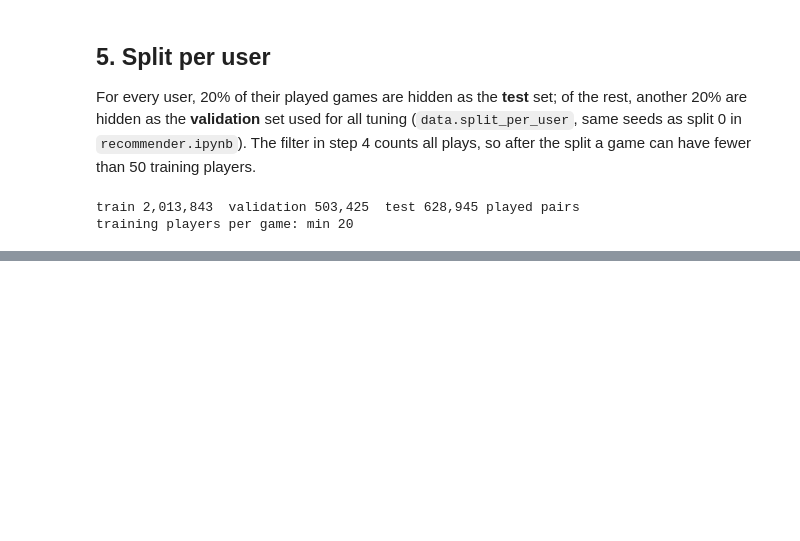
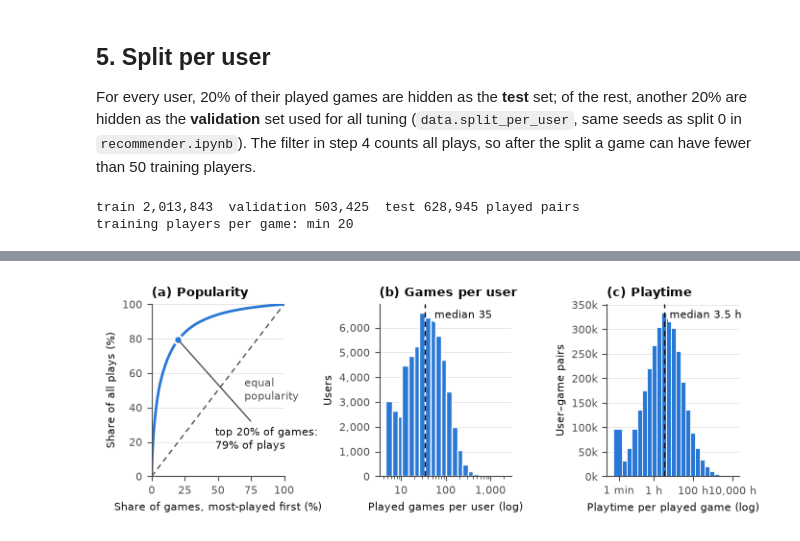
Before and after one commit to sribn/02807-computational-tools-for-data-science, a Jupyter notebook: data_preparation.ipynb, the cells around one changed output, grey strips where cells are left out. Drawn from its saved outputs; the diff is of its cells as text; code cells hidden in the pictures; blank space fills up the shorter version.

```diff
--- a/data_preparation.ipynb
+++ b/data_preparation.ipynb
@@ -123,0 +92,13 @@ head: 744 games (20%) account for 79.3% of plays; most-played game: 41,218 playe
+# %%
+matrix = inter.playtime.tocsr()
+players = np.sort(data.players_per_game(matrix))[::-1]
+games_per_user = np.diff(matrix.indptr)
+minutes = matrix.data
+n_head = int(round(evaluate.HEAD_SHARE * players.size))
+head_plays = players[:n_head].sum() / players.sum()
+print(f"(a) head: {n_head:,} games ({evaluate.HEAD_SHARE:.0%}) account for {head_plays:.1%} of plays; "
+      f"most-played game {players[0]:,} players, median game {int(np.median(players))}")
+print(f"(b) played games per user: median {np.median(games_per_user):.0f}, 90th percentile "
+      f"{np.percentile(games_per_user, 90):.0f}, max {games_per_user.max():,}")
+print(f"(c) playtime per played game: median {np.median(minutes) / 60:.1f} h, max {minutes.max() / 60:,.0f} h; "
+      f"{(minutes == 1).sum():,} pairs ({(minutes == 1).mean():.1%}) have exactly one minute")
@@ -123,0 +109,71 @@ head: 744 games (20%) account for 79.3% of plays; most-played game: 41,218 playe
+# %%
+from matplotlib.ticker import FuncFormatter
+
+INK, MUTED, GRID, BLUE, SURFACE = "#0b0b0b", "#52514e", "#e4e3df", "#2a78d6", "#fcfcfb"
+plt.rcParams.update({"font.size": 8, "axes.edgecolor": MUTED, "axes.labelcolor": INK,
+                     "xtick.color": MUTED, "ytick.color": MUTED})
+
+
+def tidy(ax, title):
+    ax.grid(axis="y", color=GRID, lw=0.6)
+    ax.set_axisbelow(True)
+    for side in ("top", "right"):
+        ax.spines[side].set_visible(False)
+    ax.set_title(title, loc="left", fontsize=9, color=INK, fontweight="bold")
+
+
+def log_hist(ax, values, bins_per_decade=8, lw=1):
+    """Histogram on a log axis with bin edges between whole numbers (the values are counts and minutes)."""
+    lo, hi = np.log10(values.min()), np.log10(values.max())
+    edges = np.unique(np.round(10 ** np.linspace(lo, hi, int((hi - lo) * bins_per_decade) + 2))) - 0.5
+    if edges[-1] <= values.max():
+        edges = np.append(edges, values.max() + 0.5)
+    ax.hist(values, bins=edges, color=BLUE, edgecolor=SURFACE, lw=lw)
+    ax.set_xscale("log")
+
+
+fig, (a, b, c) = plt.subplots(1, 3, figsize=(7.0, 2.6))
+
+head_x, head_y = evaluate.HEAD_SHARE * 100, head_plays * 100
+a.plot([0, 100], [0, 100], color=MUTED, lw=1, ls=(0, (4, 3)))
+a.plot(np.arange(players.size + 1) / players.size * 100,
+       np.concatenate([[0], np.cumsum(players) / players.sum() * 100]), color=BLUE, lw=2)
+a.plot([head_x], [head_y], "o", color=BLUE, ms=6, mec=SURFACE, mew=1.5)
+a.annotate(f"top {head_x:.0f}% of games:\n{head_y:.0f}% of plays", xy=(head_x, head_y), xytext=(48, 16),
+           color=INK, arrowprops=dict(arrowstyle="-", color=MUTED, lw=1))
+a.text(70, 58, "equal\npopularity", color=MUTED, ha="left", va="top")
+a.set_xlim(0, 100)
+a.set_ylim(0, 100)
+a.set_xlabel("Share of games, most-played first (%)")
+a.set_ylabel("Share of all plays (%)")
+tidy(a, "(a) Popularity")
+
+log_hist(b, games_per_user)
+med_b = np.median(games_per_user)
+b.axvline(med_b, color=INK, lw=1, ls=(0, (4, 3)))
+b.text(med_b * 1.6, b.get_ylim()[1] * 0.97, f"median {med_b:.0f}", color=INK, va="top",
+       bbox=dict(fc="white", ec="none", pad=1))
+b.xaxis.set_major_formatter(FuncFormatter(lambda v, _: f"{v:,.0f}"))
+b.yaxis.set_major_formatter(FuncFormatter(lambda v, _: f"{v:,.0f}"))
+b.set_xlabel("Played games per user (log)")
+b.set_ylabel("Users")
+tidy(b, "(b) Games per user")
+
+log_hist(c, minutes, bins_per_decade=4, lw=0.6)
+med_c = np.median(minutes)
+c.axvline(med_c, color=INK, lw=1, ls=(0, (4, 3)))
+c.text(med_c * 1.8, c.get_ylim()[1] * 0.97, f"median {med_c / 60:.1f} h", color=INK, va="top",
+       bbox=dict(fc="white", ec="none", pad=1))
+c.set_xticks([1, 60, 6_000, 600_000], ["1 min", "1 h", "100 h", "10,000 h"])
+c.minorticks_off()
+c.yaxis.set_major_formatter(FuncFormatter(lambda v, _: f"{v / 1000:,.0f}k"))
+c.set_xlabel("Playtime per played game (log)")
+c.set_ylabel("User–game pairs")
+tidy(c, "(c) Playtime")
+
+fig.tight_layout(w_pad=1.5)
+fig.savefig(FIGURES / "data_overview.pdf")
+fig.savefig(FIGURES / "data_overview.png", dpi=200)
+plt.show()
+# %% [output]
+[figure, added]
```
Also changed, not shown: parts of 3 cells of this notebook, 4 other files.
